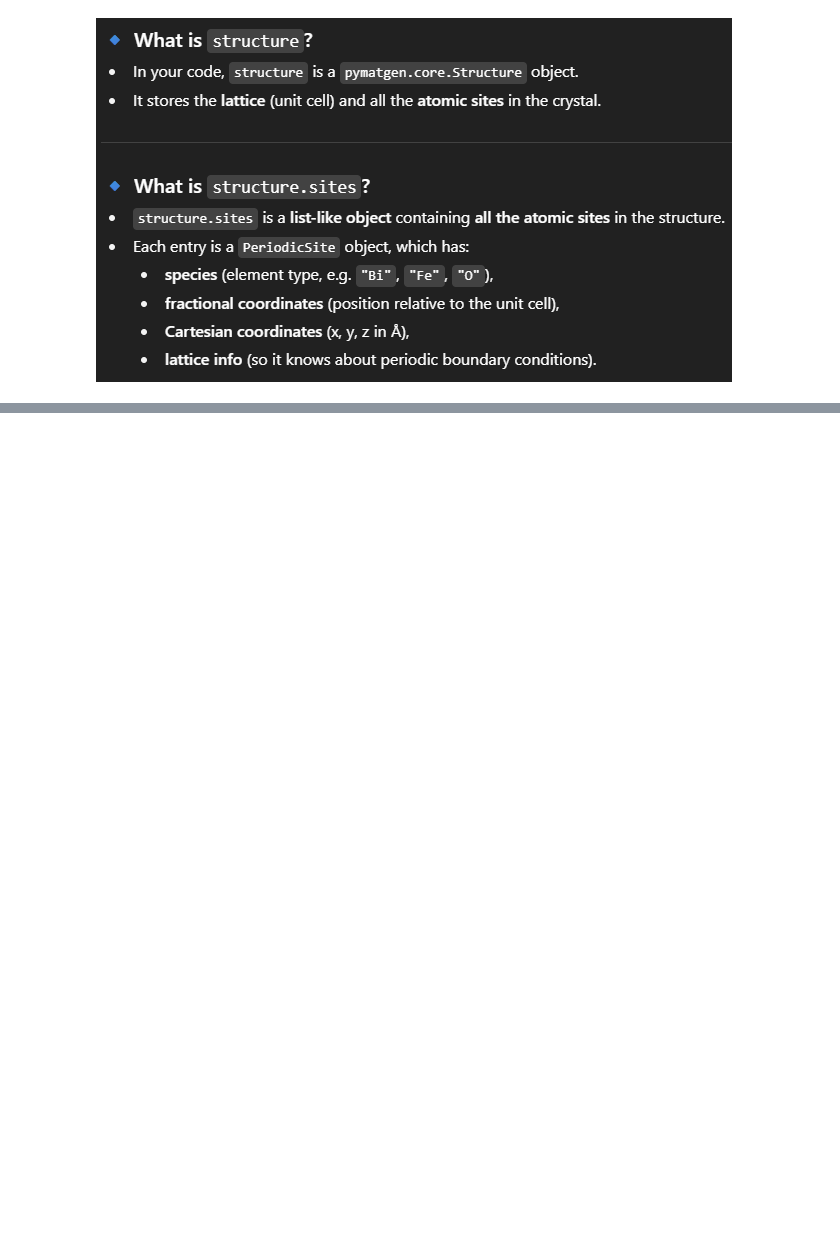
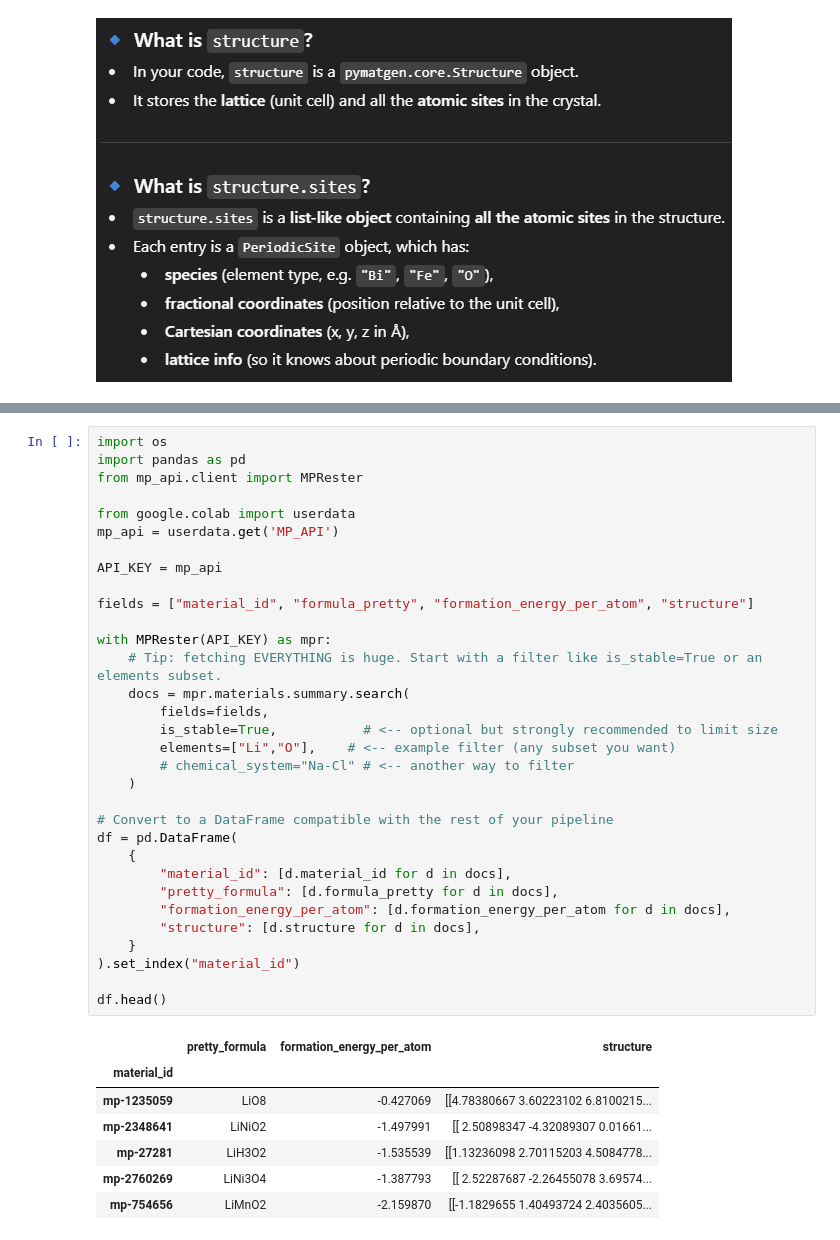
Before and after one commit to abhinf104/cgcnn, a Jupyter notebook: GNN.ipynb, the cells around one changed output, grey strips where cells are left out. Drawn from its saved outputs; the diff is of its cells as text; blank space fills up the shorter version.

```diff
--- a/GNN.ipynb
+++ b/GNN.ipynb
@@ -154,0 +216,40 @@ Fe
+# %%
+import os
+import pandas as pd
+from mp_api.client import MPRester
+
+from google.colab import userdata
+mp_api = userdata.get('MP_API')
+
+API_KEY = mp_api
+
+fields = ["material_id", "formula_pretty", "formation_energy_per_atom", "structure"]
+
+with MPRester(API_KEY) as mpr:
+    # Tip: fetching EVERYTHING is huge. Start with a filter like is_stable=True or an elements subset.
+    docs = mpr.materials.summary.search(
+        fields=fields,
+        is_stable=True,           # <-- optional but strongly recommended to limit size
+        elements=["Li","O"],    # <-- example filter (any subset you want)
+        # chemical_system="Na-Cl" # <-- another way to filter
+    )
+
+# Convert to a DataFrame compatible with the rest of your pipeline
+df = pd.DataFrame(
+    {
+        "material_id": [d.material_id for d in docs],
+        "pretty_formula": [d.formula_pretty for d in docs],
+        "formation_energy_per_atom": [d.formation_energy_per_atom for d in docs],
+        "structure": [d.structure for d in docs],
+    }
+).set_index("material_id")
+
+df.head()
+# %% [output]
+|  | pretty_formula | formation_energy_per_atom | structure |
+| material_id |  |  |  |
+| mp-1235059 | LiO8 | -0.427069 | [[4.78380667 3.60223102 6.8100215... |
+| mp-2348641 | LiNiO2 | -1.497991 | [[ 2.50898347 -4.32089307 0.01661... |
+| mp-27281 | LiH3O2 | -1.535539 | [[1.13236098 2.70115203 4.5084778... |
+| mp-2760269 | LiNi3O4 | -1.387793 | [[ 2.52287687 -2.26455078 3.69574... |
+| mp-754656 | LiMnO2 | -2.159870 | [[-1.1829655 1.40493724 2.4035605... |
```
Also changed, not shown: parts of 25 cells of this notebook.
